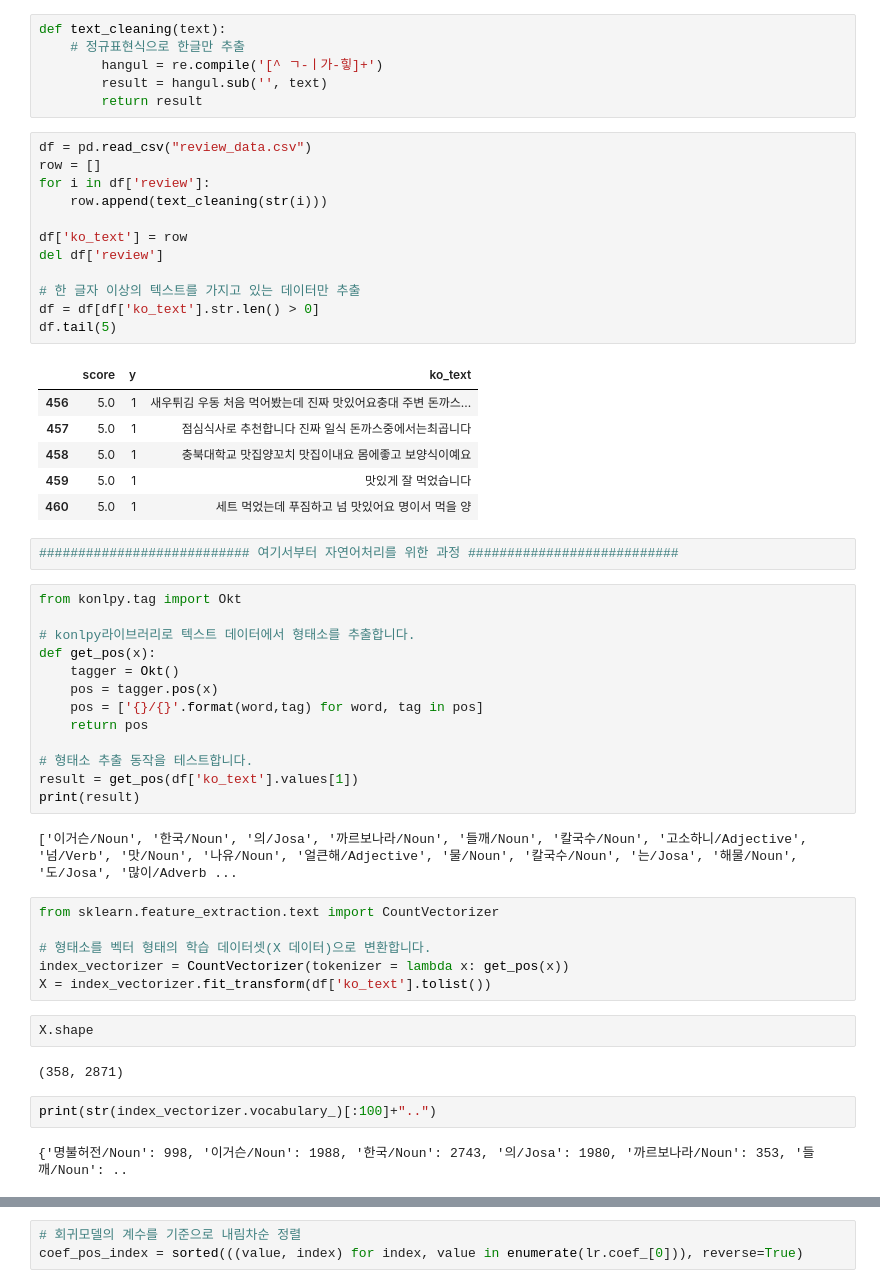
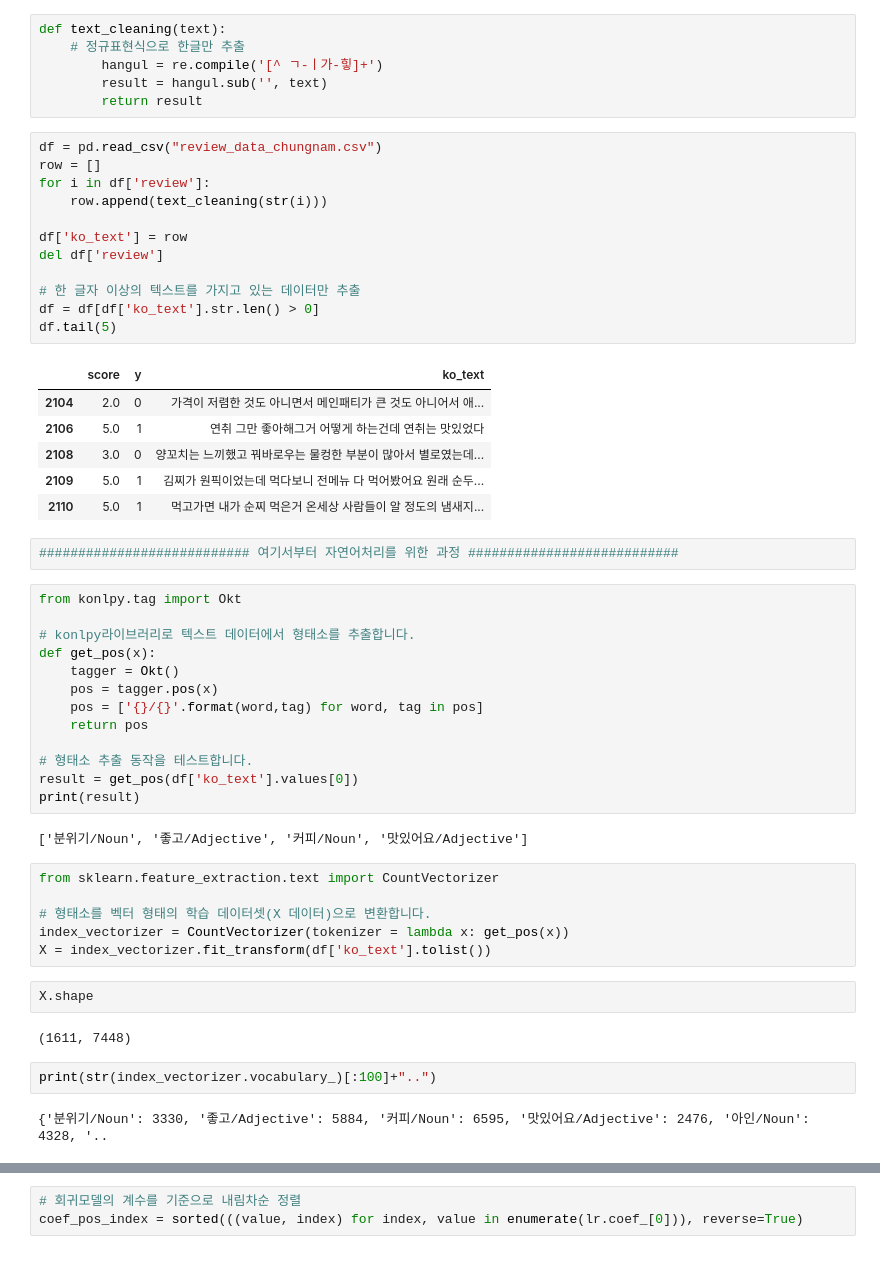
Before and after one commit to wogur0915/Hot_Place_NLP_Project, a Jupyter notebook: kakao_modelize.ipynb, the cells around one changed output, grey strips where cells are left out. Saved outputs shown, nothing was run; the diff lists cells and outputs as text.

```diff
--- a/kakao_modelize.ipynb
+++ b/kakao_modelize.ipynb
@@ -36,24 +36,24 @@ def text_cleaning(text):
         result = hangul.sub('', text)
         return result
 # %%
-df = pd.read_csv("review_data.csv")
+df = pd.read_csv("review_data_chungnam.csv")
 row = []
 for i in df['review']:
     row.append(text_cleaning(str(i)))
 
 df['ko_text'] = row
 del df['review']
 
 # 한 글자 이상의 텍스트를 가지고 있는 데이터만 추출
 df = df[df['ko_text'].str.len() > 0]
 df.tail(5)
 # %% [output]
 |  | score | y | ko_text |
-| 456 | 5.0 | 1 | 새우튀김 우동 처음 먹어봤는데 진짜 맛있어요충대 주변 돈까스... |
-| 457 | 5.0 | 1 | 점심식사로 추천합니다 진짜 일식 돈까스중에서는최곱니다 |
-| 458 | 5.0 | 1 | 충북대학교 맛집양꼬치 맛집이내요 몸에좋고 보양식이예요 |
-| 459 | 5.0 | 1 | 맛있게 잘 먹었습니다 |
-| 460 | 5.0 | 1 | 세트 먹었는데 푸짐하고 넘 맛있어요 명이서 먹을 양 |
+| 2104 | 2.0 | 0 | 가격이 저렴한 것도 아니면서 메인패티가 큰 것도 아니어서 애... |
+| 2106 | 5.0 | 1 | 연취 그만 좋아해그거 어떻게 하는건데 연취는 맛있었다 |
+| 2108 | 3.0 | 0 | 양꼬치는 느끼했고 꿔바로우는 물컹한 부분이 많아서 별로였는데... |
+| 2109 | 5.0 | 1 | 김찌가 원픽이었는데 먹다보니 전메뉴 다 먹어봤어요 원래 순두... |
+| 2110 | 5.0 | 1 | 먹고가면 내가 순찌 먹은거 온세상 사람들이 알 정도의 냄새지... |
 # %%
 ########################### 여기서부터 자연어처리를 위한 과정 ###########################
 # %%
@@ -67,10 +67,10 @@ def get_pos(x):
     return pos
 
 # 형태소 추출 동작을 테스트합니다.
-result = get_pos(df['ko_text'].values[1])
+result = get_pos(df['ko_text'].values[0])
 print(result)
 # %% [output]
-['이거슨/Noun', '한국/Noun', '의/Josa', '까르보나라/Noun', '들깨/Noun', '칼국수/Noun', '고소하니/Adjective', '넘/Verb', '맛/Noun', '나유/Noun', '얼큰해/Adjective', '물/Noun', '칼국수/Noun', '는/Josa', '해물/Noun', '도/Josa', '많이/Adverb ...
+['분위기/Noun', '좋고/Adjective', '커피/Noun', '맛있어요/Adjective']
 # %%
 from sklearn.feature_extraction.text import CountVectorizer
 
@@ -80,9 +80,9 @@ X = index_vectorizer.fit_transform(df['ko_text'].tolist())
 # %%
 X.shape
 # %% [output]
-(358, 2871)
+(1611, 7448)
 # %%
 print(str(index_vectorizer.vocabulary_)[:100]+"..")
 # %% [output]
-{'명불허전/Noun': 998, '이거슨/Noun': 1988, '한국/Noun': 2743, '의/Josa': 1980, '까르보나라/Noun': 353, '들깨/Noun': ..
+{'분위기/Noun': 3330, '좋고/Adjective': 5884, '커피/Noun': 6595, '맛있어요/Adjective': 2476, '아인/Noun': 4328, '..
 # %%
```
Also changed, not shown: parts of 22 cells of this notebook, 4 other files.
